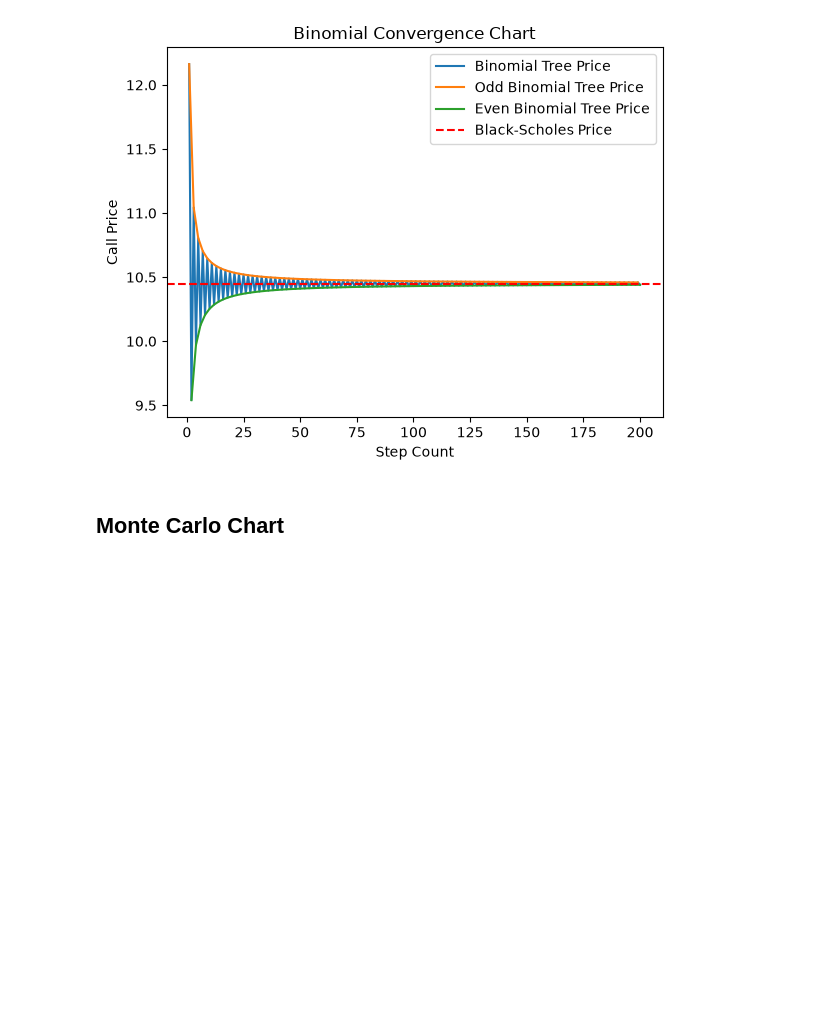
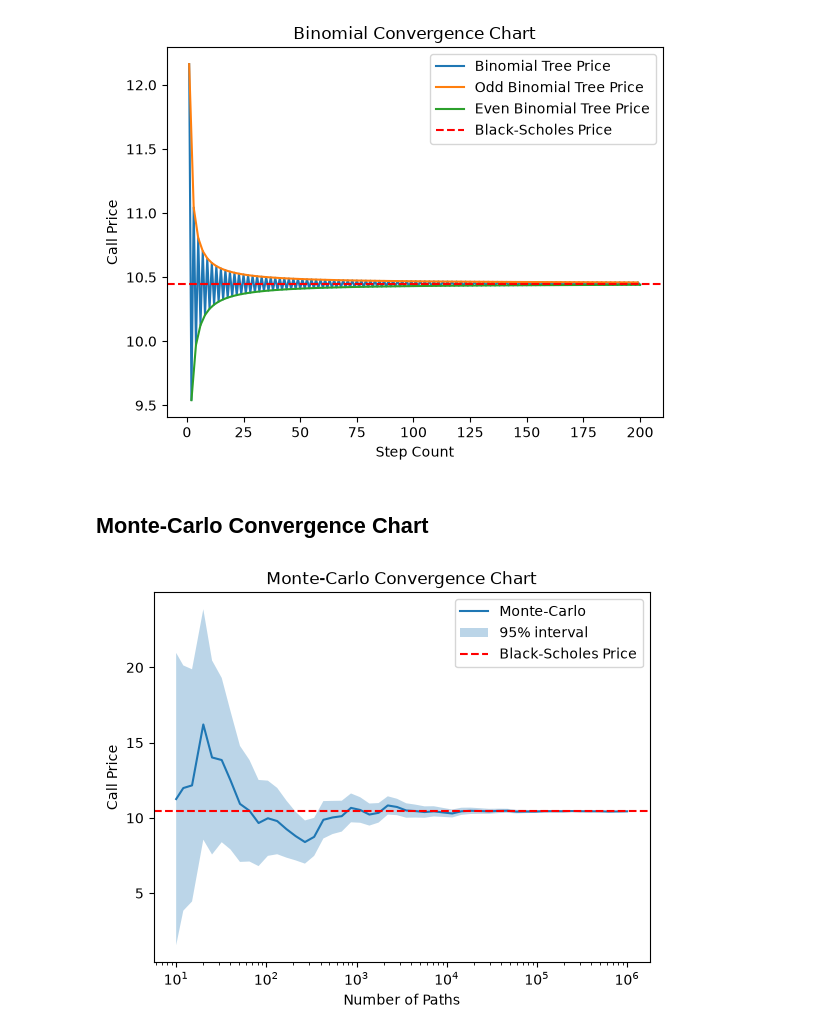
Before and after one commit to MrTennis5/options-pricer, a Jupyter notebook: m5_black_scholes.ipynb, the cells around one changed output. Drawn from its saved outputs; the diff is of its cells as text; code cells hidden in the pictures; blank space fills up the shorter version.

Commit message:
M5: Black-Scholes pricer, binomial and Monte Carlo convergence charts

```diff
--- a/m5_black_scholes.ipynb
+++ b/m5_black_scholes.ipynb
@@ -76,4 +76,49 @@ plt.show()
 # %% [output]
 [figure]
 # %% [markdown]
-## Monte Carlo Chart
+## Monte-Carlo Convergence Chart
+# %%
+import numpy as np
+import matplotlib.pyplot as plt
+def put_payoff(S, K):
+    return np.maximum(K - S, 0)
+def call_payoff(S, K):
+    return np.maximum(S - K, 0)
+
+def monte_carlo_simulation(S0, K, r, sigma, T, n, seed, option_type):
+    rng = np.random.default_rng(seed)
+    Z = rng.standard_normal(n)
+    S_t = S0 * np.exp((r - ((sigma ** 2) / 2)) * T + sigma * np.sqrt(T) * Z)
+    disc = np.exp(-r * T)
+    if option_type == "call":
+        payoffs = call_payoff(S_t, K) * disc
+    elif option_type == "put":
+        payoffs = put_payoff(S_t, K) * disc
+    else:
+        raise ValueError("option_type must be 'call' or 'put'")
+    f = np.mean(payoffs)
+    se = np.std(payoffs) / np.sqrt(n)
+    return f, se
+n_values = np.logspace(1, 6, 50).astype(int)
+mc_prices = []
+mc_error = []
+for n in n_values:
+    price, se = monte_carlo_simulation(100, 100, 0.05, 0.2, 1, n, 42, "call")
+    mc_prices.append(price)
+    mc_error.append(se)
+# %%
+mc_prices = np.array(mc_prices)
+mc_error = np.array(mc_error)
+lower = mc_prices - 1.96 * mc_error
+upper = mc_prices + 1.96 * mc_error
+plt.plot(n_values, mc_prices, label = "Monte-Carlo")
+plt.fill_between(n_values, lower, upper, alpha=0.3, label="95% interval")
+plt.axhline(y = black_scholes(S=100, K=100, T=1, r=0.05, sigma=0.2, option_type="call"), linestyle="--", color="red", label="Black-Scholes Price")
+plt.title("Monte-Carlo Convergence Chart")
+plt.legend()
+plt.ylabel("Call Price")
+plt.xlabel("Number of Paths")
+plt.xscale("log")
+plt.show()
+# %% [output]
+[figure, added]
```
